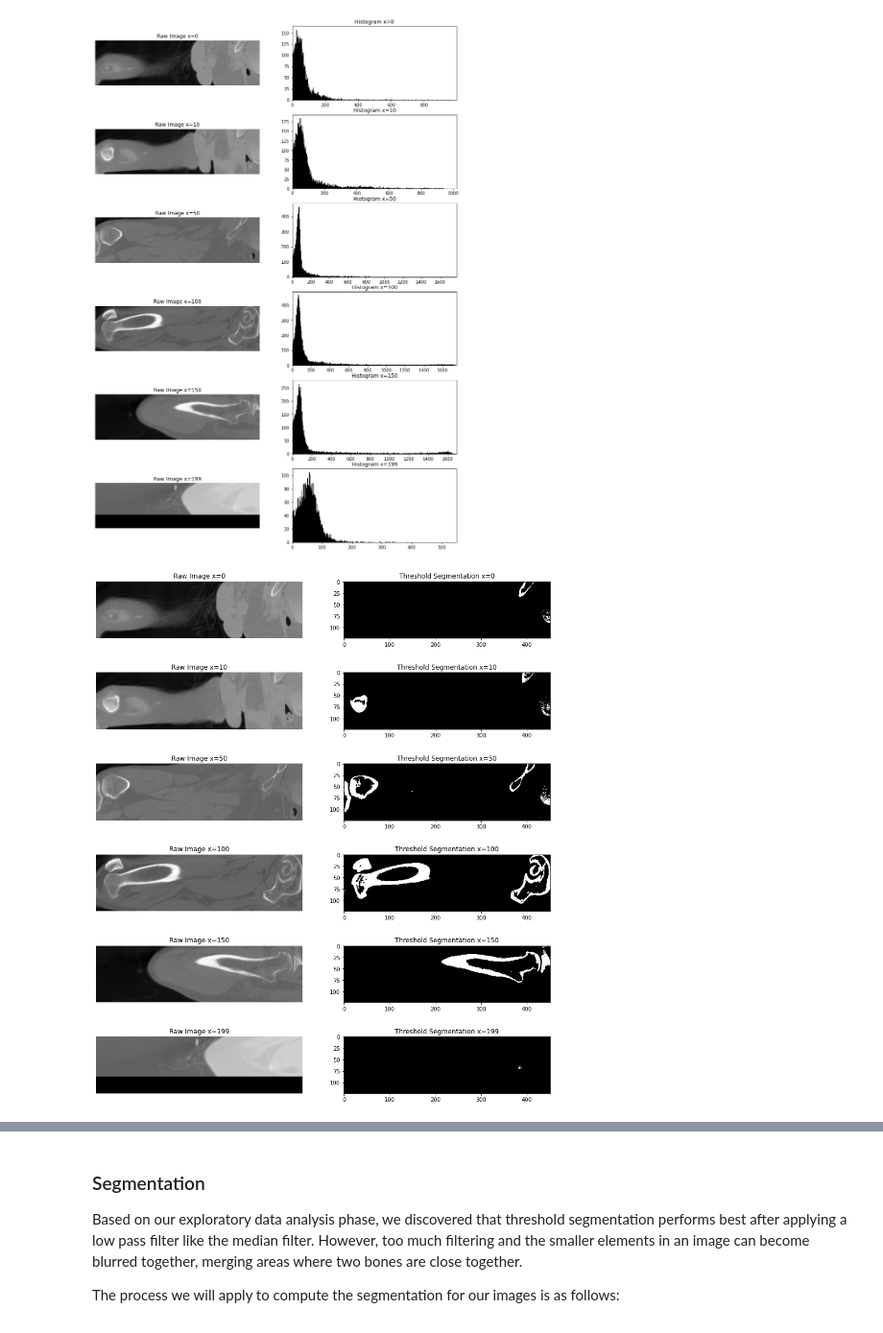
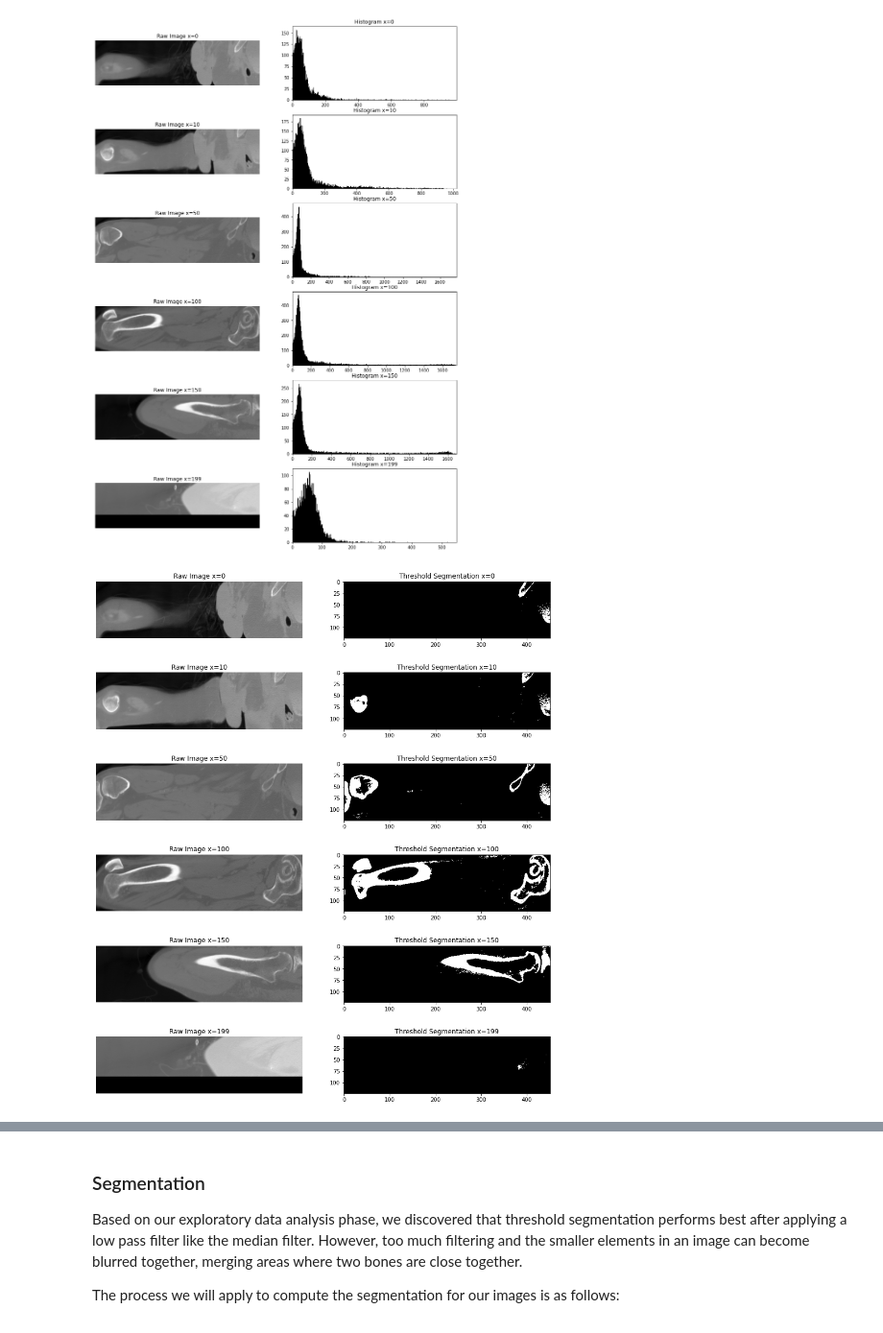
Before and after one commit to tyleryip/BMEN509_CourseProject, a Jupyter notebook: bone_segmentation_mesh_printing.ipynb, the cells around one changed output, grey strips where cells are left out. Shown at 96% size. Saved outputs shown, nothing was run; the diff lists cells and outputs as text; code cells hidden in the pictures.

```diff
--- a/bone_segmentation_mesh_printing.ipynb
+++ b/bone_segmentation_mesh_printing.ipynb
@@ -150,35 +150,35 @@ plt.show()
 [figure]
 # %%
 # Based on the histograms above, it appears that 200 is a good value for threshold segmentation.
-threshold = 200
+threshold = 150
 
 # We can try threshold segmentation using 200 on a few slices
 plt.figure(figsize=(15, 18))
 subplot_idx = 1
 
 for slice_x in [0, 10, 50, 100, 150, 199]:
     ct_slice = cropped_ct001[slice_x,:,:]
 
     # Plot the image
     plt.subplot(6, 2, subplot_idx)
     plt.imshow(ct_slice, cmap='gray')
     plt.title(f'Raw Image x={slice_x}')
     plt.axis('off')
 
     mask = np.zeros_like(ct_slice,'uint8')
     mask[ct_slice <= threshold] = 0
     mask[ct_slice > threshold] = 1
 
     # Plot the histogram
     plt.subplot(6, 2, subplot_idx + 1)
     plt.imshow(mask, cmap='gray')
     plt.title(f'Threshold Segmentation x={slice_x}')
 
     subplot_idx += 2
 
 plt.show()
 # %% [output]
-[figure, old version]
+[figure, new version]
 # %%
 # Define a function to threshold segment an image given the image and a threshold value
 def threshold_segment(image, threshold):
```
Also changed, not shown: parts of 8 cells of this notebook, 3 other files.
